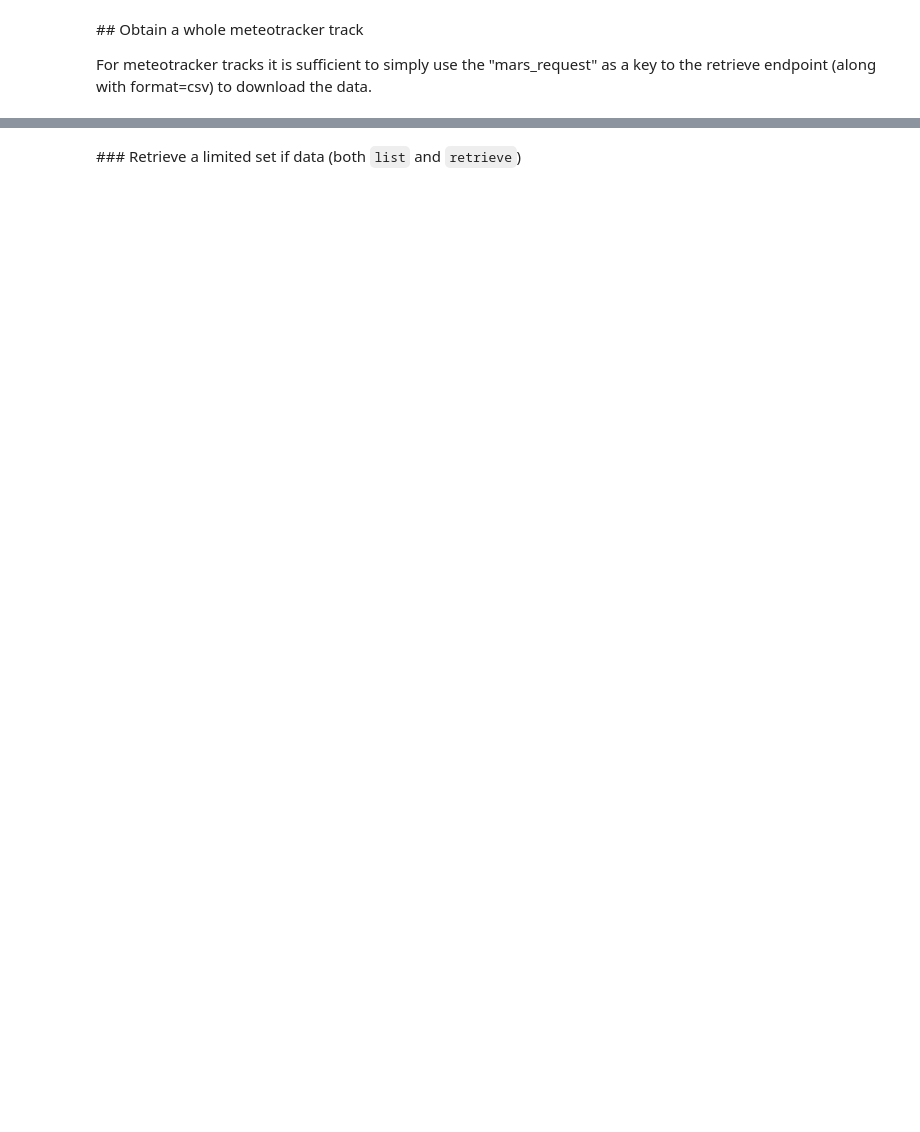
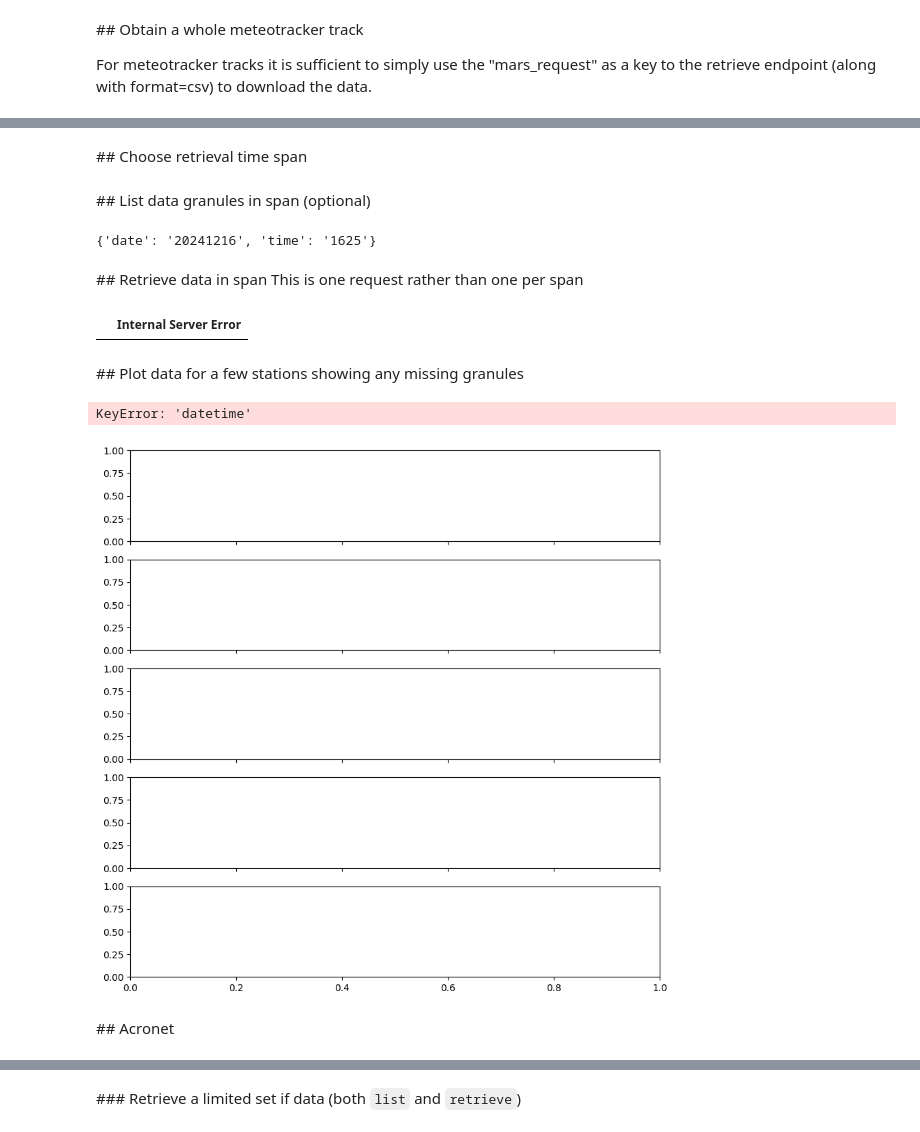
Before and after one commit to ecmwf/IonBeam, a Jupyter notebook: notebooks/iCHANGE/ICHANGE_IonBeam_Access_demo_document.ipynb, the cells around one changed output, grey strips where cells are left out. Saved outputs shown, nothing was run; the diff lists cells and outputs as text; code cells hidden in the pictures; blank space fills up the shorter version.

```diff
--- a/notebooks/iCHANGE/ICHANGE_IonBeam_Access_demo_document.ipynb
+++ b/notebooks/iCHANGE/ICHANGE_IonBeam_Access_demo_document.ipynb
@@ -141,0 +280,3 @@ For the meteotracker data, each track is stored in a single data file. For conti
+# %%
+example_station = by_platform["smart_citizen_kit"][-1]
+example_station
@@ -141,0 +299,70 @@ For the meteotracker data, each track is stored in a single data file. For conti
+# %% [markdown]
+## Choose retrieval time span
+# %%
+now = datetime.now()
+args = {
+    "start_time" : (now - timedelta(days = 1)).isoformat(),
+    "end_time": (now - timedelta(hours = 0)).isoformat(),
+}
+# %% [markdown]
+## List data granules in span (optional)
+# %%
+data_granules = session.get(url + "list", params = example_station["mars_request"]).json()
+granules = [dict(date = g["mars_request"]["date"], time = g["mars_request"]["time"]) for g in data_granules]
+granules[0]
+# %% [output]
+{'date': '20241216', 'time': '1625'}
+# %% [markdown]
+## Retrieve data in span
+This is one request rather than one per span
+# %%
+data = session.get(url + "retrieve", params = example_station["mars_request"] | args | dict(format = "csv"))
+df = pd.read_csv(BytesIO(data.content))
+df
+# %% [output]
+|  | Internal Server Error |
+# %% [markdown]
+## Plot data for a few stations showing any missing granules
+# %%
+now = datetime.now()
+args = {
+    "start_time" : (now - timedelta(hours = 12)).isoformat(),
+    "end_time": (now - timedelta(hours = 0)).isoformat(),
+}
+
+n = len(by_platform["smart_citizen_kit"])
+f, axes = plt.subplots(n, 1, figsize = (10, 2*n), sharex = True)
+
+for ax, station in zip(axes, by_platform["smart_citizen_kit"]):
+    granules = session.get(url + "list", params = station["mars_request"] | args).json()
+    data = session.get(url + "retrieve", params = station["mars_request"] | args | dict(format = "csv"))
+    df = pd.read_csv(BytesIO(data.content))
+    df["datetime"] = pd.to_datetime(df["datetime"])
+
+    df.plot(
+    x = "datetime",
+    y = "relative_humidity_near_surface",
+    ax = ax, label = station["name"])
+
+    for g in granules:
+        date, time = g["mars_request"]["date"], g["mars_request"]["time"]
+        dt = datetime.strptime(date + time, "%Y%m%d%H%M")
+        dt2 = dt + timedelta(minutes = 5)
+        # ax.axvline(dt, linestyle = "dotted", color = "green")
+        # ax.axvline(dt2, linestyle = "dotted", color = "green")
+        ax.axvspan(dt, dt2, alpha = 0.1, color = "green")
+
+    # for d in example_station["time_span"]:
+    #     ax.axvline(datetime.fromisoformat(d), linestyle = "dotted", color = "black")
+
+    # ax.axvline(args["start_time"], linestyle = "dotted", color = "red")
+    # ax.axvline(args["end_time"], linestyle = "dotted", color = "red")
+
+
+
+print([dict(date = g["mars_request"]["date"], time = g["mars_request"]["time"]) for g in data_granules])
+plt.tight_layout()
+axes
+# %% [output]
+KeyError: 'datetime'
+[figure, added]
@@ -142,2 +397,4 @@ For the meteotracker data, each track is stored in a single data file. For conti
+# %% [markdown]
+## Acronet
 # %%
 [station["name"] for station in by_platform["acronet"]][:10] + [f"... {len(by_platform["acronet"])} in total"]
```
Also changed, not shown: parts of 42 cells of this notebook, 56 other files.
